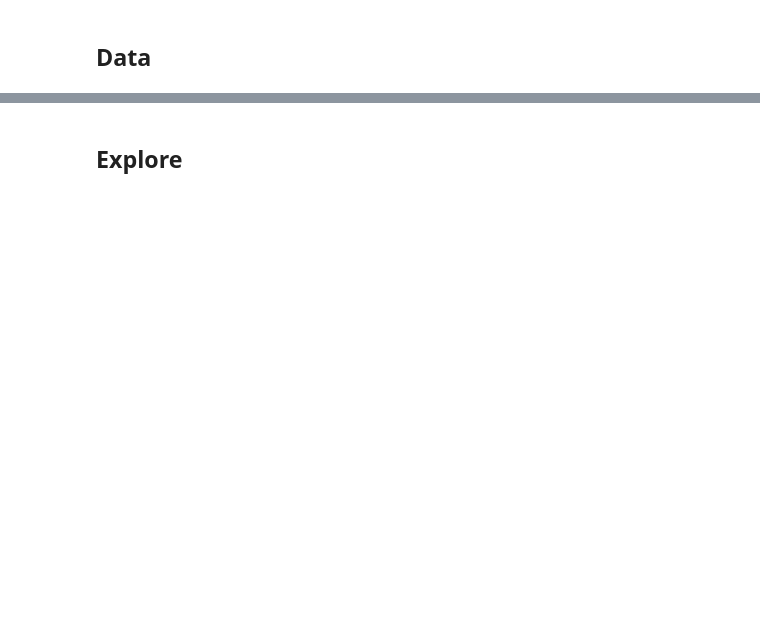
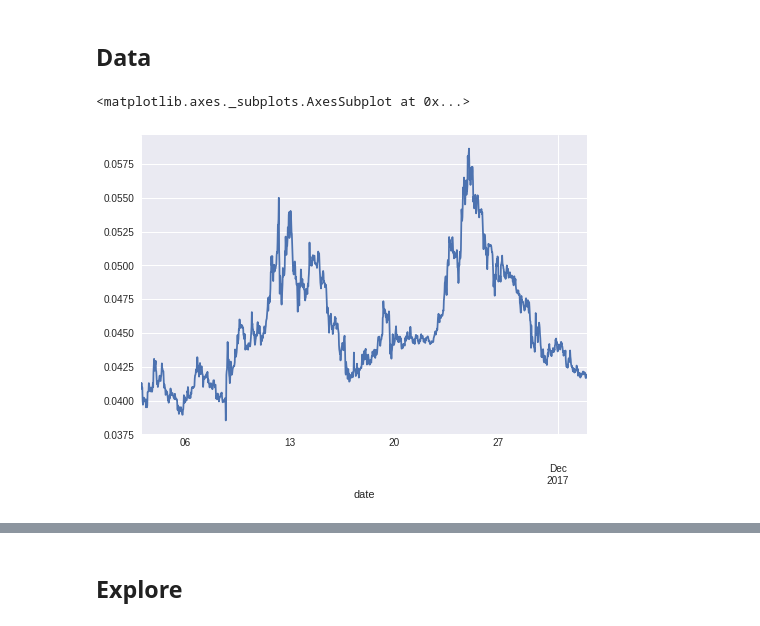
Before and after one commit to bfortuner/punisher, a Jupyter notebook: poloniex.ipynb, the cells around one changed output, grey strips where cells are left out. Saved outputs shown, nothing was run; the diff lists cells and outputs as text; code cells hidden in the pictures; blank space fills up the shorter version.

```diff
--- a/poloniex.ipynb
+++ b/poloniex.ipynb
@@ -10,10 +10,3 @@ from clients.backtester import gemini
 from clients.pypoloniex.pypoloniex import LoadPairs, TimeSeries
 # %% [markdown]
 ## Data
-# %%
-# https://github.com/Crypto-AI/pypoloniex
-
-# Load realtime data from PyPoloniex
-sess = LoadPairs()
-LTC = sess.getPair(market = 'BTC', coin = 'LTC')
-print (LTC)
@@ -44,12 +12,0 @@ df.head()
-# %%
-# Another way to load historical data
-
-pair = "USDT_BTC"    # Use ETH pricing data on the BTC market
-period = 1800       # Use 1800 second candles
-daysBack = 30       # Grab data starting 30 days ago
-daysData = 30       # From there collect 60 days of data
-
-# Request data from Poloniex
-data = px.getPast(pair, period, daysBack, daysData)
-data = pd.DataFrame(data)
-data['date'] = pd.to_datetime(data['date'], unit='s')
@@ -83,0 +109,8 @@ def download_bulk(coins, fiat, exchange, frequency):
+# %%
+# Relative
+relative = download_relative_prices(market, coin, exchange, period, 30, 30)
+relative = load_historical_prices(market, coin, exchange, period)
+relative.data['close'].plot()
+# %% [output]
+<matplotlib.axes._subplots.AxesSubplot at 0x...>
+[figure, added]
```
Also changed, not shown: parts of 29 cells of this notebook, 2 other files.
